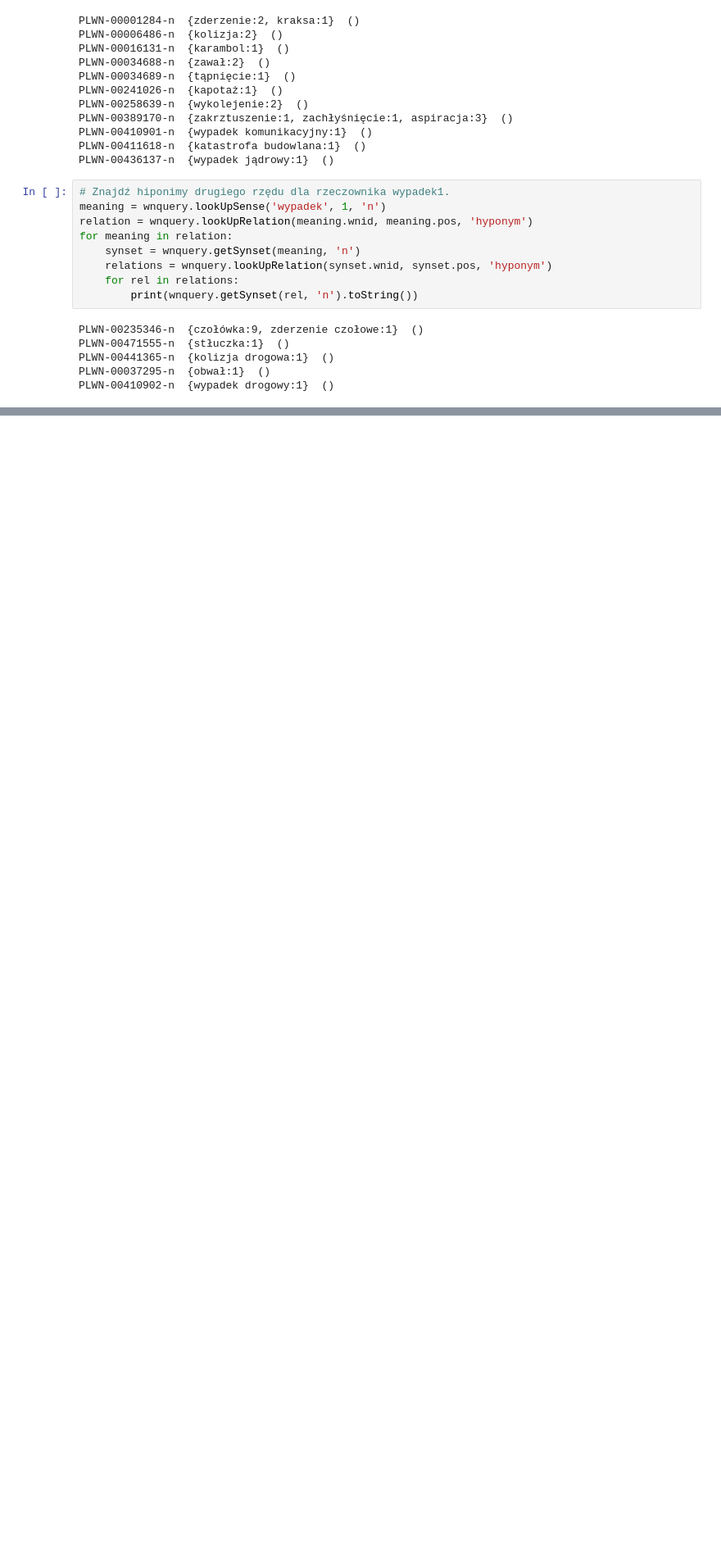
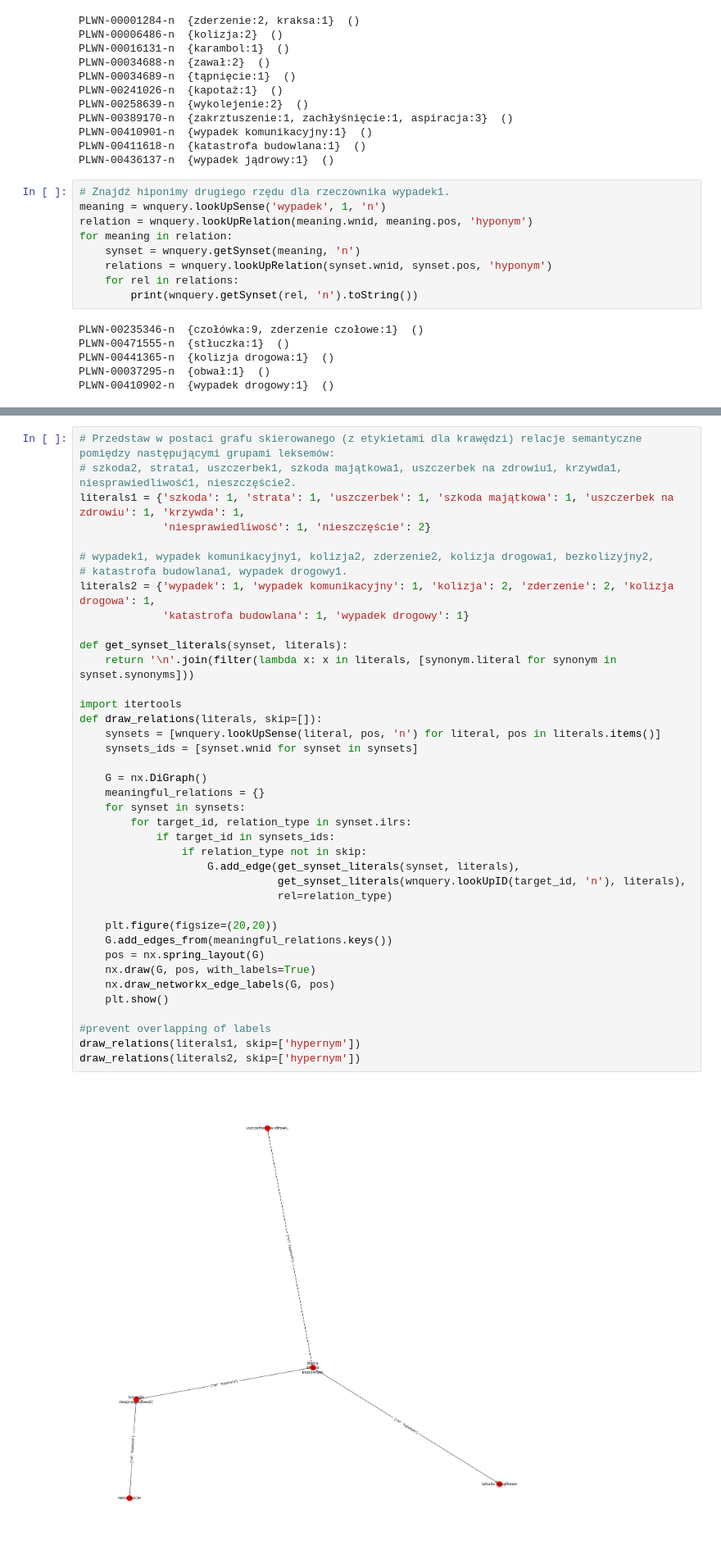
Before and after one commit to joanna-/NLP_homeworks, a Jupyter notebook: lab7/pywnxml-master/lab7.ipynb, the cells around one changed output, grey strips where cells are left out. Shown: that part at 82% size. Saved outputs shown, nothing was run; the diff lists cells and outputs as text; blank space fills up the shorter version.

```diff
--- a/lab7/pywnxml-master/lab7.ipynb
+++ b/lab7/pywnxml-master/lab7.ipynb
@@ -97,0 +91,41 @@ pass
+# %%
+# Przedstaw w postaci grafu skierowanego (z etykietami dla krawędzi) relacje semantyczne pomiędzy następującymi grupami leksemów:
+# szkoda2, strata1, uszczerbek1, szkoda majątkowa1, uszczerbek na zdrowiu1, krzywda1, niesprawiedliwość1, nieszczęście2.
+literals1 = {'szkoda': 1, 'strata': 1, 'uszczerbek': 1, 'szkoda majątkowa': 1, 'uszczerbek na zdrowiu': 1, 'krzywda': 1,
+             'niesprawiedliwość': 1, 'nieszczęście': 2}
+
+# wypadek1, wypadek komunikacyjny1, kolizja2, zderzenie2, kolizja drogowa1, bezkolizyjny2,
+# katastrofa budowlana1, wypadek drogowy1.
+literals2 = {'wypadek': 1, 'wypadek komunikacyjny': 1, 'kolizja': 2, 'zderzenie': 2, 'kolizja drogowa': 1,
+             'katastrofa budowlana': 1, 'wypadek drogowy': 1}
+
+def get_synset_literals(synset, literals):
+    return '\n'.join(filter(lambda x: x in literals, [synonym.literal for synonym in synset.synonyms]))
+
+import itertools
+def draw_relations(literals, skip=[]):
+    synsets = [wnquery.lookUpSense(literal, pos, 'n') for literal, pos in literals.items()]
+    synsets_ids = [synset.wnid for synset in synsets]
+
+    G = nx.DiGraph()
+    meaningful_relations = {}
+    for synset in synsets:
+        for target_id, relation_type in synset.ilrs:
+            if target_id in synsets_ids:
+                if relation_type not in skip:
+                    G.add_edge(get_synset_literals(synset, literals),
+                               get_synset_literals(wnquery.lookUpID(target_id, 'n'), literals),
+                               rel=relation_type)
+
+    plt.figure(figsize=(20,20))
+    G.add_edges_from(meaningful_relations.keys())
+    pos = nx.spring_layout(G)
+    nx.draw(G, pos, with_labels=True)
+    nx.draw_networkx_edge_labels(G, pos)
+    plt.show()
+
+#prevent overlapping of labels
+draw_relations(literals1, skip=['hypernym'])
+draw_relations(literals2, skip=['hypernym'])
+# %% [output]
+[figure, added]
```
Also changed, not shown: parts of 3 cells of this notebook.
